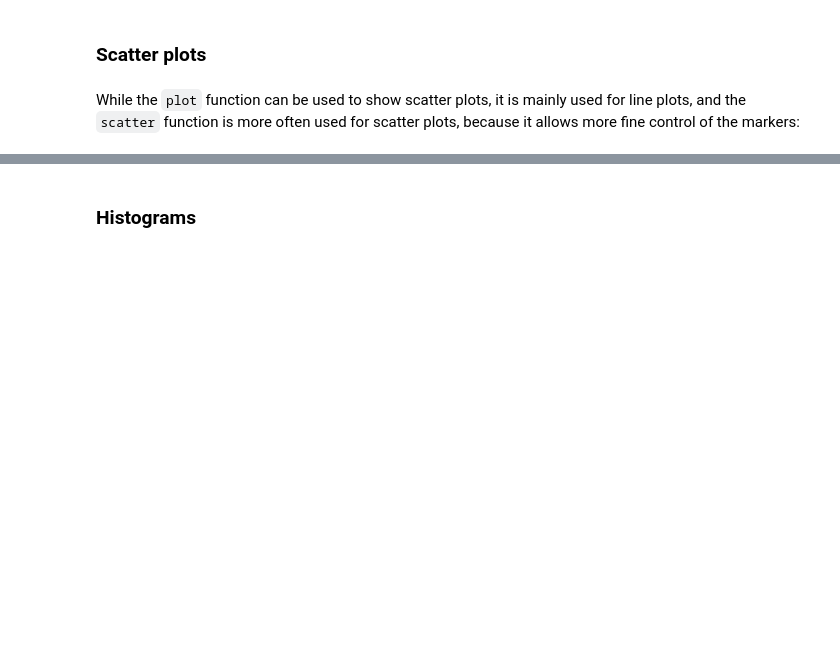
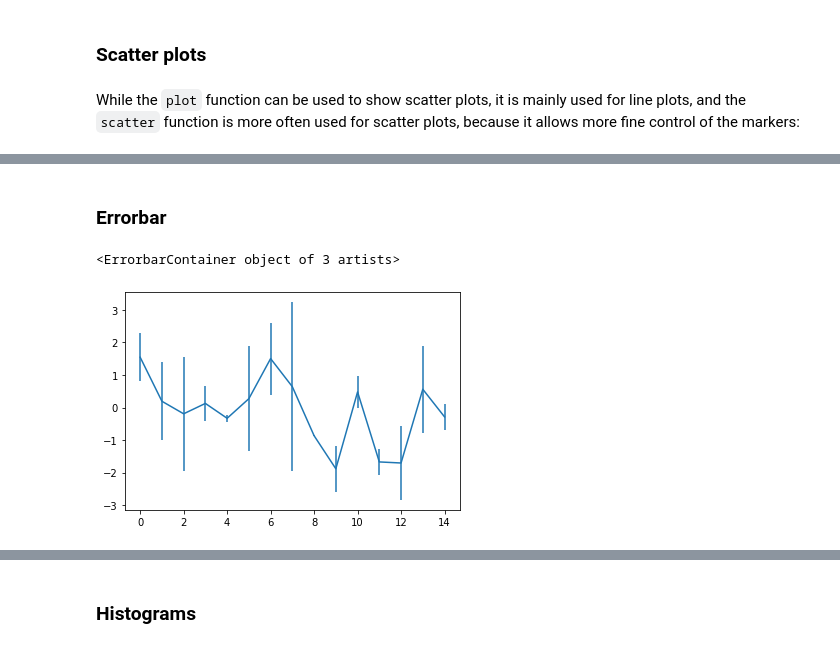
Before and after one commit to andreall/dicca__python_course, a Jupyter notebook: 04_matplotlib.ipynb, the cells around one changed output, grey strips where cells are left out. Saved outputs shown, nothing was run; the diff lists cells and outputs as text; code cells hidden in the pictures; blank space fills up the shorter version.

```diff
--- a/04_matplotlib.ipynb
+++ b/04_matplotlib.ipynb
@@ -165,0 +151,15 @@ plt.scatter(x, y)
+# %% [markdown]
+### Errorbar
+# %%
+###  generate some random data
+xdata2 = np.arange(15)
+ydata2 = np.random.randn(15)
+yerrors = np.random.randn(15)
+
+###  initialize the figure
+fig, ax = plt.subplots()
+
+ax.errorbar(xdata2, ydata2, yerr=yerrors)
+# %% [output]
+<ErrorbarContainer object of 3 artists>
+[figure, added]
```
Also changed, not shown: parts of 21 cells of this notebook.
